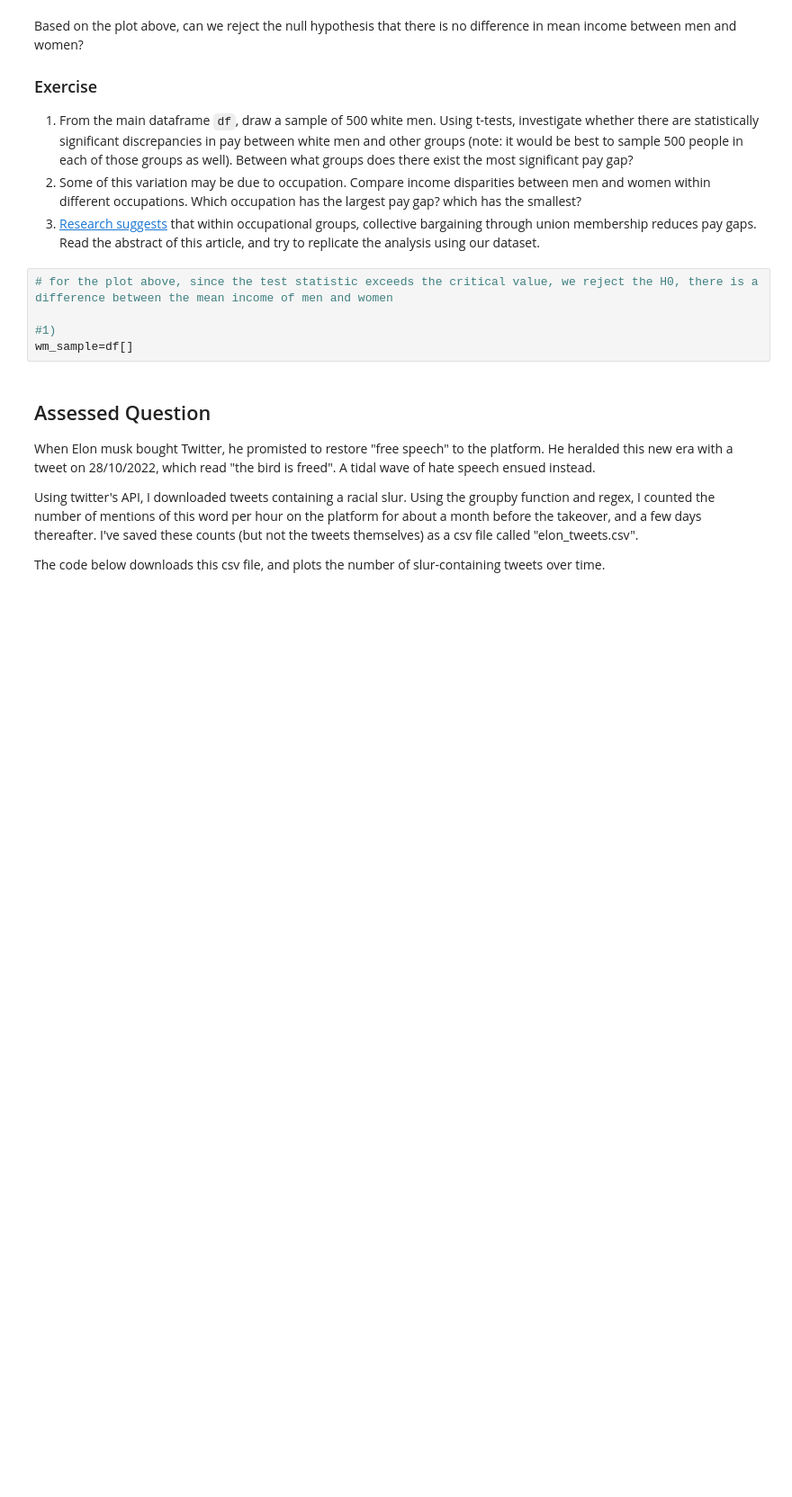
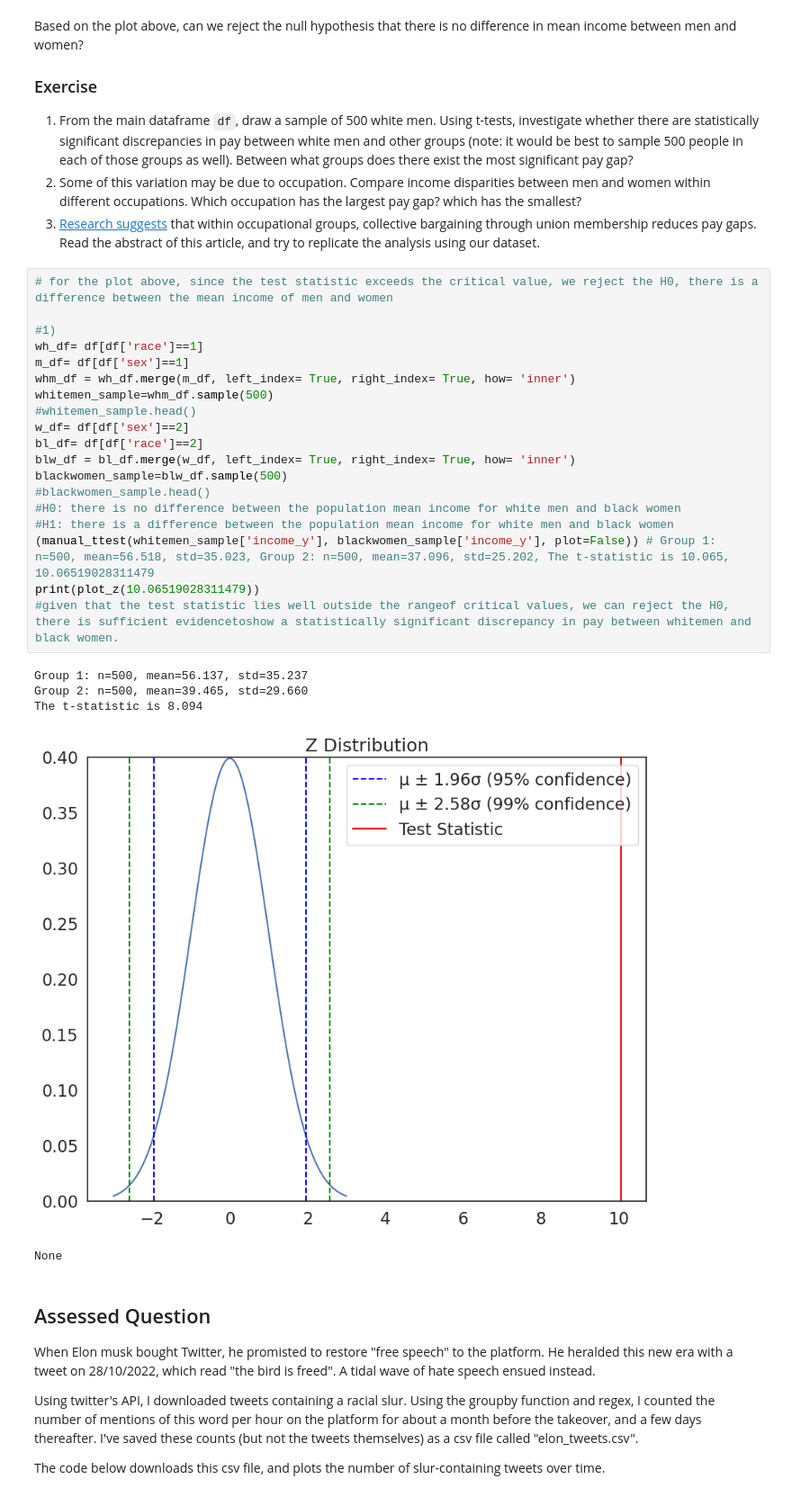
Before and after one commit to yizhenhanucl/QM2, a Jupyter notebook: notebooks/W06. Hypothesis Testing.ipynb, the cells around one changed output. Shown: that part at 90% size. Saved outputs shown, nothing was run; the diff lists cells and outputs as text; blank space fills up the shorter version.

```diff
--- a/notebooks/W06. Hypothesis Testing.ipynb
+++ b/notebooks/W06. Hypothesis Testing.ipynb
@@ -282,11 +282,31 @@ Based on the plot above, can we reject the null hypothesis that there is no diff
 1. From the main dataframe `df`, draw a sample of 500 white men. Using t-tests, investigate whether there are statistically significant discrepancies in pay between white men and other groups (note: it would be best to sample 500 people in each of those groups as well). Between what groups does there exist the most significant pay gap?
 2. Some of this variation may be due to occupation. Compare income disparities between men and women within different occupations. Which occupation has the largest pay gap? which has the smallest?
 3. [Research suggests](https://journals.sagepub.com/doi/abs/10.1177/0730888401028004005) that within occupational groups, collective bargaining through union membership reduces pay gaps. Read the abstract of this article, and try to replicate the analysis using our dataset.
-# %%
-# for the plot above, since the test statistic exceeds the critical value, we reject the H0, there is a difference between the mean income of men and women
-
-#1)
-wm_sample=df[]
+# %%
+# for the plot above, since the test statistic exceeds the critical value, we reject the H0, there is a difference between the mean income of men and women
+
+#1)
+wh_df= df[df['race']==1]
+m_df= df[df['sex']==1]
+whm_df = wh_df.merge(m_df, left_index= True, right_index= True, how= 'inner')
+whitemen_sample=whm_df.sample(500)
+#whitemen_sample.head()
+w_df= df[df['sex']==2]
+bl_df= df[df['race']==2]
+blw_df = bl_df.merge(w_df, left_index= True, right_index= True, how= 'inner')
+blackwomen_sample=blw_df.sample(500)
+#blackwomen_sample.head()
+#H0: there is no difference between the population mean income for white men and black women
+#H1: there is a difference between the population mean income for white men and black women
+(manual_ttest(whitemen_sample['income_y'], blackwomen_sample['income_y'], plot=False)) # Group 1: n=500, mean=56.518, std=35.023, Group 2: n=500, mean=37.096, std=25.202, The t-statistic is 10.065, 10.06519028311479
+print(plot_z(10.06519028311479))
+#given that the test statistic lies well outside the rangeof critical values, we can reject the H0, there is sufficient evidencetoshow a statistically significant discrepancy in pay between whitemen and black women.
+# %% [output]
+Group 1: n=500, mean=56.137, std=35.237
+Group 2: n=500, mean=39.465, std=29.660
+The t-statistic is 8.094
+[figure, added]
+None
 # %% [markdown]
 ## Assessed Question
 
```
